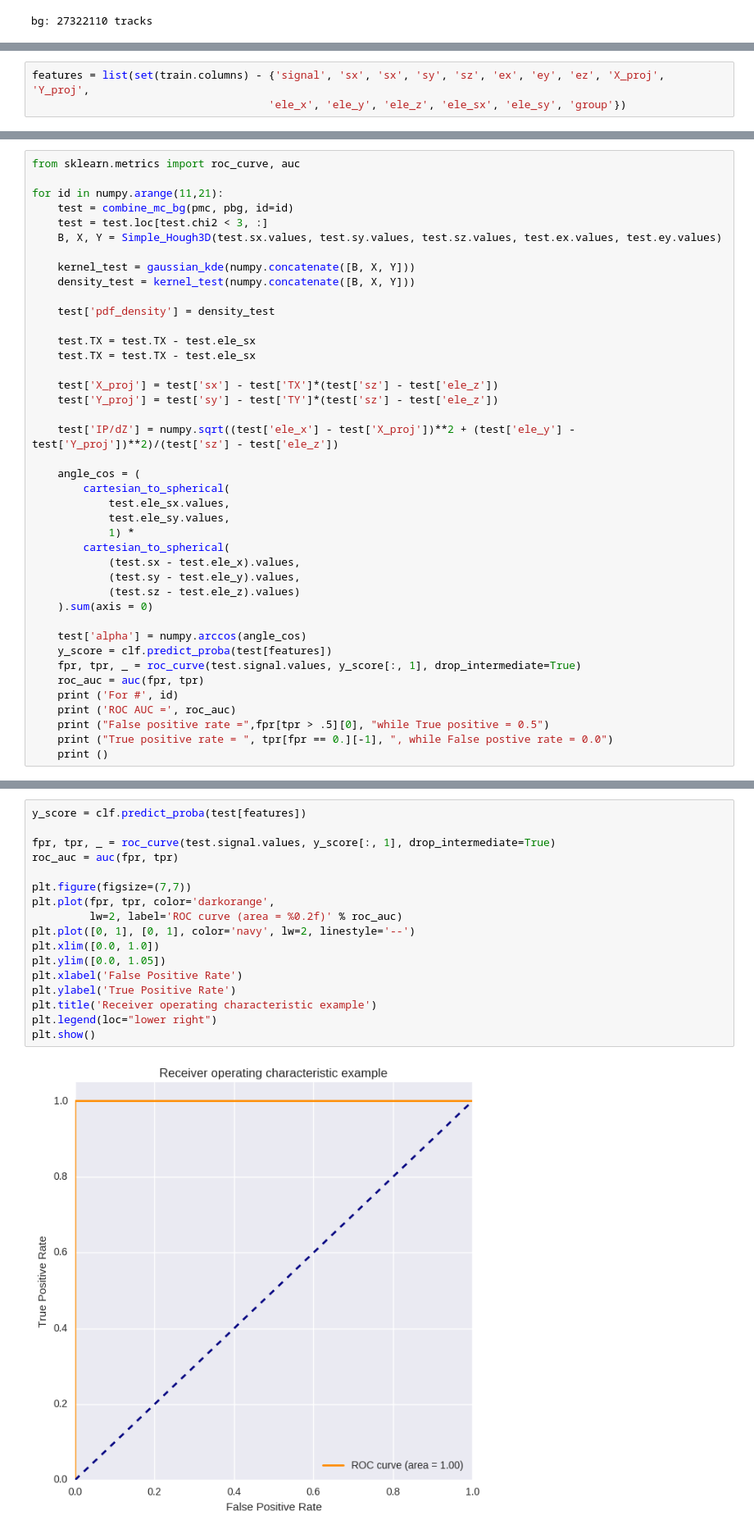
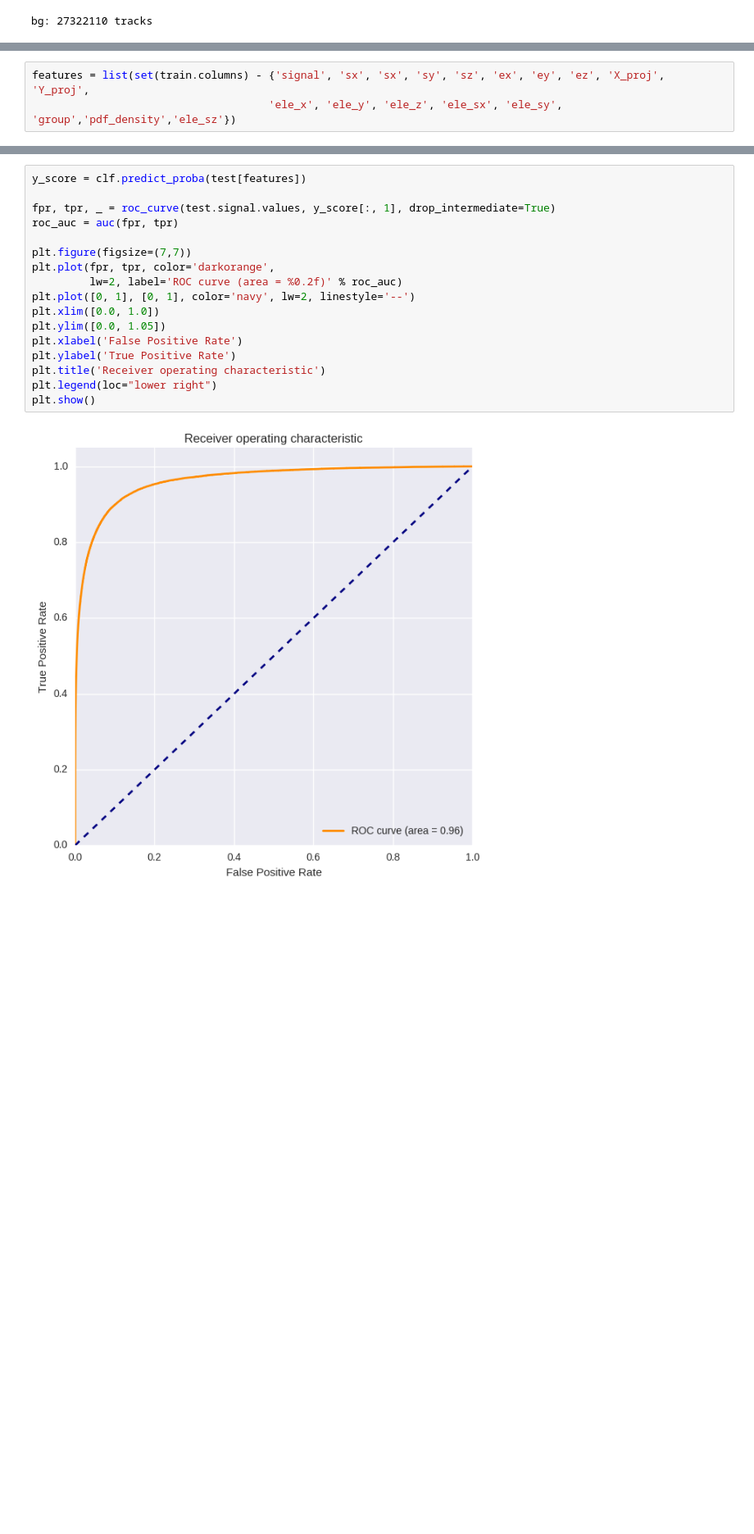
Before and after one commit to SchattenGenie/OPERA, a Jupyter notebook: OPERA.ipynb, the cells around one changed output, grey strips where cells are left out. Shown: that part at 82% size. Saved outputs shown, nothing was run; the diff lists cells and outputs as text; blank space fills up the shorter version.

```diff
--- a/OPERA.ipynb
+++ b/OPERA.ipynb
@@ -258,6 +382,6 @@ train['alpha'] = numpy.arccos(angle_cos)
 # %%
 features = list(set(train.columns) - {'signal', 'sx', 'sx', 'sy', 'sz', 'ex', 'ey', 'ez', 'X_proj', 'Y_proj',
-                                     'ele_x', 'ele_y', 'ele_z', 'ele_sx', 'ele_sy', 'group'})
+                                     'ele_x', 'ele_y', 'ele_z', 'ele_sx', 'ele_sy', 'group','pdf_density','ele_sz'})
 # %%
 features
 # %% [output]
@@ -278,41 +405,0 @@ clf.grid_scores_
-# %%
-from sklearn.metrics import roc_curve, auc
-
-for id in numpy.arange(11,21):
-    test = combine_mc_bg(pmc, pbg, id=id)
-    test = test.loc[test.chi2 < 3, :]
-    B, X, Y = Simple_Hough3D(test.sx.values, test.sy.values, test.sz.values, test.ex.values, test.ey.values)
-
-    kernel_test = gaussian_kde(numpy.concatenate([B, X, Y]))
-    density_test = kernel_test(numpy.concatenate([B, X, Y]))
-
-    test['pdf_density'] = density_test
-
-    test.TX = test.TX - test.ele_sx
-    test.TX = test.TX - test.ele_sx
-
-    test['X_proj'] = test['sx'] - test['TX']*(test['sz'] - test['ele_z'])
-    test['Y_proj'] = test['sy'] - test['TY']*(test['sz'] - test['ele_z'])
-
-    test['IP/dZ'] = numpy.sqrt((test['ele_x'] - test['X_proj'])**2 + (test['ele_y'] - test['Y_proj'])**2)/(test['sz'] - test['ele_z'])
-
-    angle_cos = (
-        cartesian_to_spherical(
-            test.ele_sx.values,
-            test.ele_sy.values,
-            1) *
-        cartesian_to_spherical(
-            (test.sx - test.ele_x).values,
-            (test.sy - test.ele_y).values,
-            (test.sz - test.ele_z).values)
-    ).sum(axis = 0)
-
-    test['alpha'] = numpy.arccos(angle_cos)
-    y_score = clf.predict_proba(test[features])
-    fpr, tpr, _ = roc_curve(test.signal.values, y_score[:, 1], drop_intermediate=True)
-    roc_auc = auc(fpr, tpr)
-    print ('For #', id)
-    print ('ROC AUC =', roc_auc)
-    print ("False positive rate =",fpr[tpr > .5][0], "while True positive = 0.5")
-    print ("True positive rate = ", tpr[fpr == 0.][-1], ", while False postive rate = 0.0")
-    print ()
@@ -337,19 +419,19 @@ True positive rate =  0.992227979275 , while False postive rate = 0.0
 # %%
 y_score = clf.predict_proba(test[features])
 
 fpr, tpr, _ = roc_curve(test.signal.values, y_score[:, 1], drop_intermediate=True)
 roc_auc = auc(fpr, tpr)
 
 plt.figure(figsize=(7,7))
 plt.plot(fpr, tpr, color='darkorange',
          lw=2, label='ROC curve (area = %0.2f)' % roc_auc)
 plt.plot([0, 1], [0, 1], color='navy', lw=2, linestyle='--')
 plt.xlim([0.0, 1.0])
 plt.ylim([0.0, 1.05])
 plt.xlabel('False Positive Rate')
 plt.ylabel('True Positive Rate')
-plt.title('Receiver operating characteristic example')
+plt.title('Receiver operating characteristic')
 plt.legend(loc="lower right")
 plt.show()
 # %% [output]
-[figure, old version]
+[figure, new version]
```
Also changed, not shown: parts of 38 cells of this notebook.
